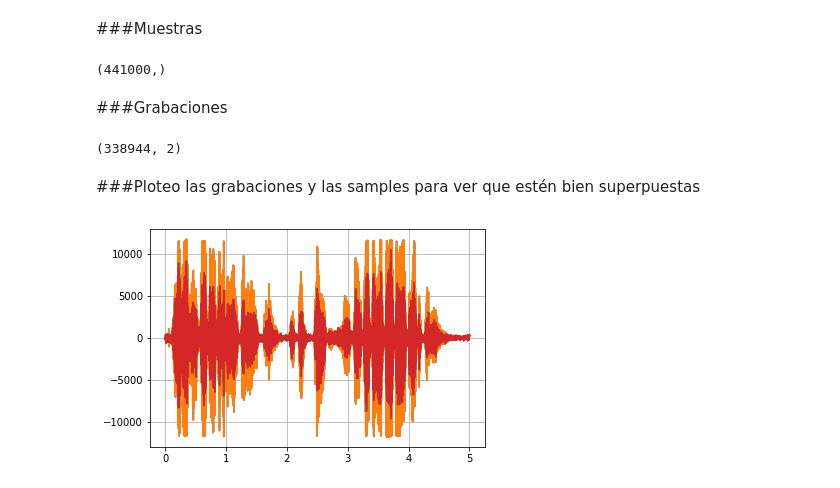
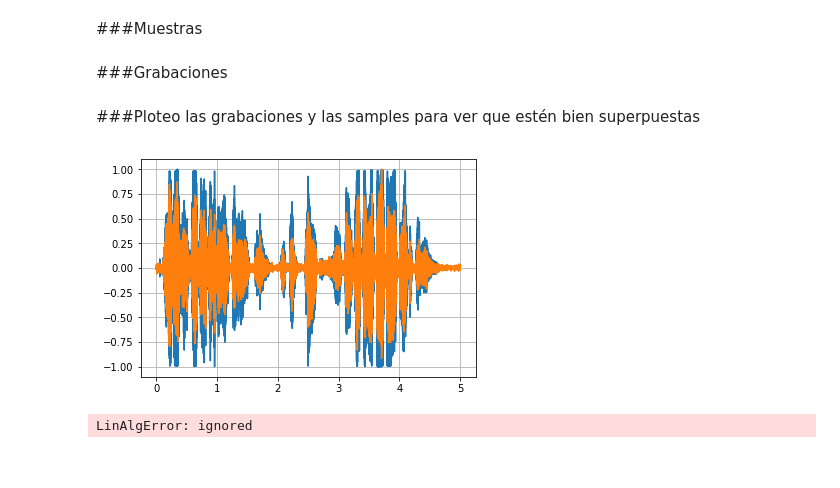
Before and after one commit to LuFernandez/PASA, a Jupyter notebook: informe.ipynb, the cells around one changed output. Drawn from its saved outputs; the diff is of its cells as text; code cells hidden in the pictures.

```diff
--- a/informe.ipynb
+++ b/informe.ipynb
@@ -19,12 +19,14 @@ import matplotlib.pyplot as plt
 ###Muestras
 # %%
 #cargo datos
-fs_music, music = wavfile.read('lorde.wav')
-fs_voice, voice = wavfile.read('sofunny.wav')
+fs_music, music_aux = wavfile.read('lorde.wav')
+fs_voice, voice_aux = wavfile.read('sofunny.wav')
 fs_square, square = wavfile.read('cuadrada.wav')
 fs_lin, lin = wavfile.read('sweeplin.wav')
 fs_log, log = wavfile.read('sweeplog.wav')
 fs_noise, noise = wavfile.read('ruido.wav')
+voice = voice_aux[:,0]
+music = music_aux[:,0]
 
 #vectores de tiempo
 t_music = np.linspace(0,len(music)/fs_music, len(music))
@@ -33,28 +35,30 @@ t_square = np.linspace(0,len(square)/fs_square, len(square))
 t_lin = np.linspace(0,len(lin)/fs_lin, len(lin))
 t_log = np.linspace(0,len(log)/fs_log, len(log))
 t_noise = np.linspace(0,len(noise)/fs_noise, len(noise))
-# %% [output]
-(441000,)
 # %% [markdown]
 ###Grabaciones
 # %%
 #cargo datos
-fs_music_r, music_r = wavfile.read('grab-lorde.wav')
-fs_voice_r, voice_r = wavfile.read('grab-sofunny.wav')
-fs_square_r, square_r = wavfile.read('grab-cuadrada.wav')
-fs_lin_r, lin_r = wavfile.read('grab-sweeplin.wav')
-fs_log_r, log_r = wavfile.read('grab-sweeplog.wav')
-fs_noise_r, noise_r = wavfile.read('grab-ruido.wav')
+fs_music_r, music_r_aux = wavfile.read('grab-lorde.wav')
+fs_voice_r, voice_r_aux = wavfile.read('grab-sofunny.wav')
+fs_square_r, square_r_aux = wavfile.read('grab-cuadrada.wav')
+fs_lin_r, lin_r_aux = wavfile.read('grab-sweeplin.wav')
+fs_log_r, log_r_aux = wavfile.read('grab-sweeplog.wav')
+fs_noise_r, noise_r_aux = wavfile.read('grab-ruido.wav')
+music_r = music_r_aux[:,0]
+voice_r = voice_r_aux[:,0]
+square_r = square_r_aux[:,0]
+lin_r = lin_r_aux[:,0]
+log_r = log_r_aux[:,0]
+noise_r = noise_r_aux[:,0]
 
 #vectores de tiempo
-t_music_r = np.linspace(0,len(music_r)/fs_music_r, len(music_r))
-t_voice_r = np.linspace(0,len(voice_r)/fs_voice_r, len(voice_r))
-t_square_r = np.linspace(0,len(square_r)/fs_square_r, len(square_r))
-t_lin_r = np.linspace(0,len(lin_r)/fs_lin_r, len(lin_r))
-t_log_r = np.linspace(0,len(log_r)/fs_log_r, len(log_r))
-t_noise_r = np.linspace(0,len(noise_r)/fs_noise_r, len(noise_r))
+t_music_r_aux = np.linspace(0,len(music_r)/fs_music_r, len(music_r))
+t_voice_r_aux = np.linspace(0,len(voice_r)/fs_voice_r, len(voice_r))
+t_square_r_aux = np.linspace(0,len(square_r)/fs_square_r, len(square_r))
+t_lin_r_aux = np.linspace(0,len(lin_r)/fs_lin_r, len(lin_r))
+t_log_r_aux = np.linspace(0,len(log_r)/fs_log_r, len(log_r))
+t_noise_r_aux = np.linspace(0,len(noise_r)/fs_noise_r, len(noise_r))
-# %% [output]
-(338944, 2)
 # %% [markdown]
 ###Ploteo las grabaciones y las samples para ver que estén bien superpuestas
 # %%
@@ -75,37 +79,40 @@ noise_shift = 0.7
 
 #voz
 plt.figure()
-t_voice_r = t_voice_r[int(voice_shift*fs_voice_r):]-voice_shift
 voice_r = voice_r[int(voice_shift*fs_voice_r):]
+t_voice_r = t_voice_r_aux[int(voice_shift*fs_voice_r):]-voice_shift
+# voice =  voice/np.linalg.norm(voice)   #normalizo
+# voice_r =  voice_r/np.linalg.norm(voice_r)  #normalizo
+voice =  voice/max(voice)   #normalizo
+voice_r =  voice_r/max(voice_r)  #normalizo
 plt.plot(t_voice, voice)
 plt.plot(t_voice_r, voice_r)
-
 
 #cuadrada
 # plt.figure()
 # plt.plot(t_square, square)
 # plt.plot(t_square_r[int(square_shift*fs_square_r):]-square_shift, square_r[int(square_shift*fs_square_r):])
 
 
 #sweep lineal
 # plt.figure()
 # plt.plot(t_lin, lin)
 # plt.plot(t_lin_r[int(lin_shift*fs_lin_r):]-lin_shift, lin_r[int(lin_shift*fs_lin_r):])
 
 
 #sweep logaritmico
 # plt.figure()
 # plt.plot(t_log, log)
 # plt.plot(t_log_r[int(log_shift*fs_log_r):]-log_shift, log_r[int(log_shift*fs_log_r):])
 
 
 #ruido
 # plt.figure()
 # plt.plot(t_noise, noise)
 # plt.plot(t_noise_r[int(noise_shift*fs_noise_r):]-noise_shift, noise_r[int(noise_shift*fs_noise_r):])
 
 
 plt.grid()
 plt.show()
 # %% [output]
-[figure, old version]
+[figure, new version]
@@ -122,0 +125,9 @@ wo666 = sparse.linalg.spsolve(A=R, b=p)
+# %%
+R = np.cov(np.vstack(voice[:len(voice)//20]), bias = 1) #saco los primeros 3000 porque estaban en cero
+p = np.convolve(voice[:len(voice)//20], voice_r[:len(voice)//20], mode='same')
+# sigma2 = np.var(voice[10000:len(voice)//9])
+# sigma2d = np.var(voice_r[10000:len(voice)//9])
+# wo666 = sp.spsolve(A=R, b=p)
+Rinv = np.linalg.inv(R)
+# %% [output]
+LinAlgError: ignored
```
Also changed, not shown: parts of 8 cells of this notebook.
